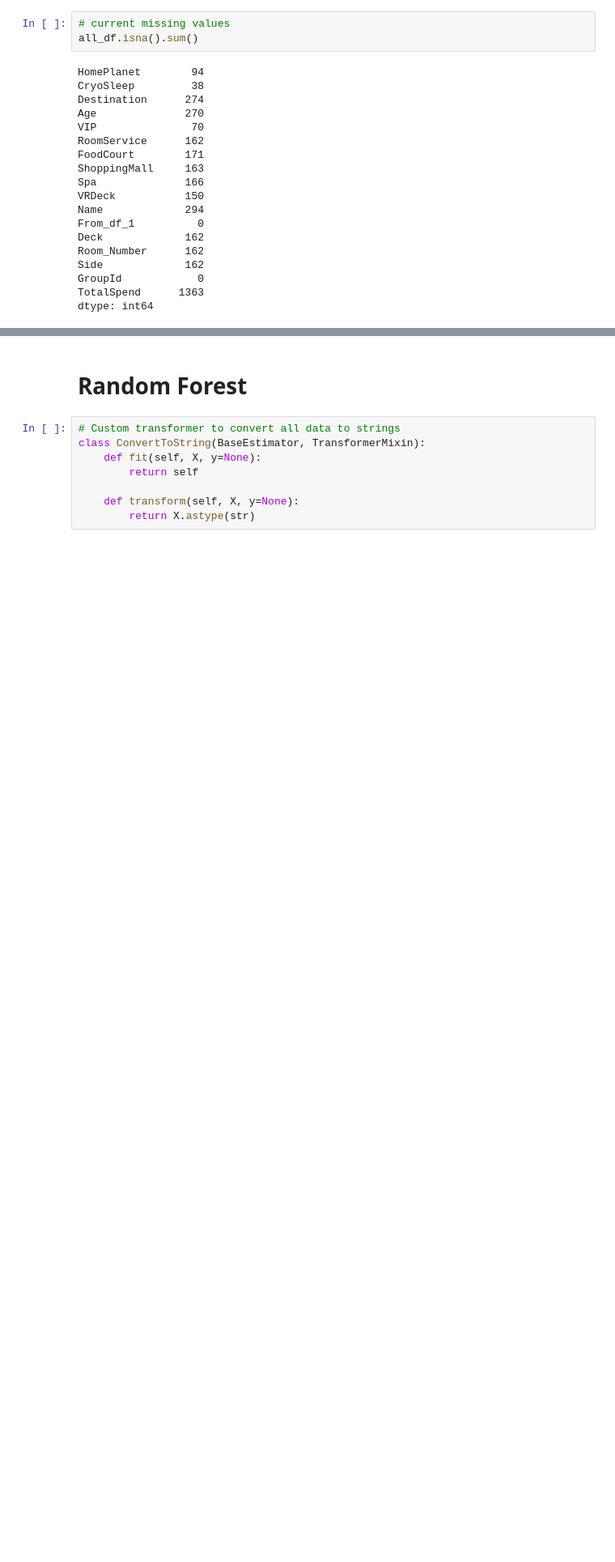
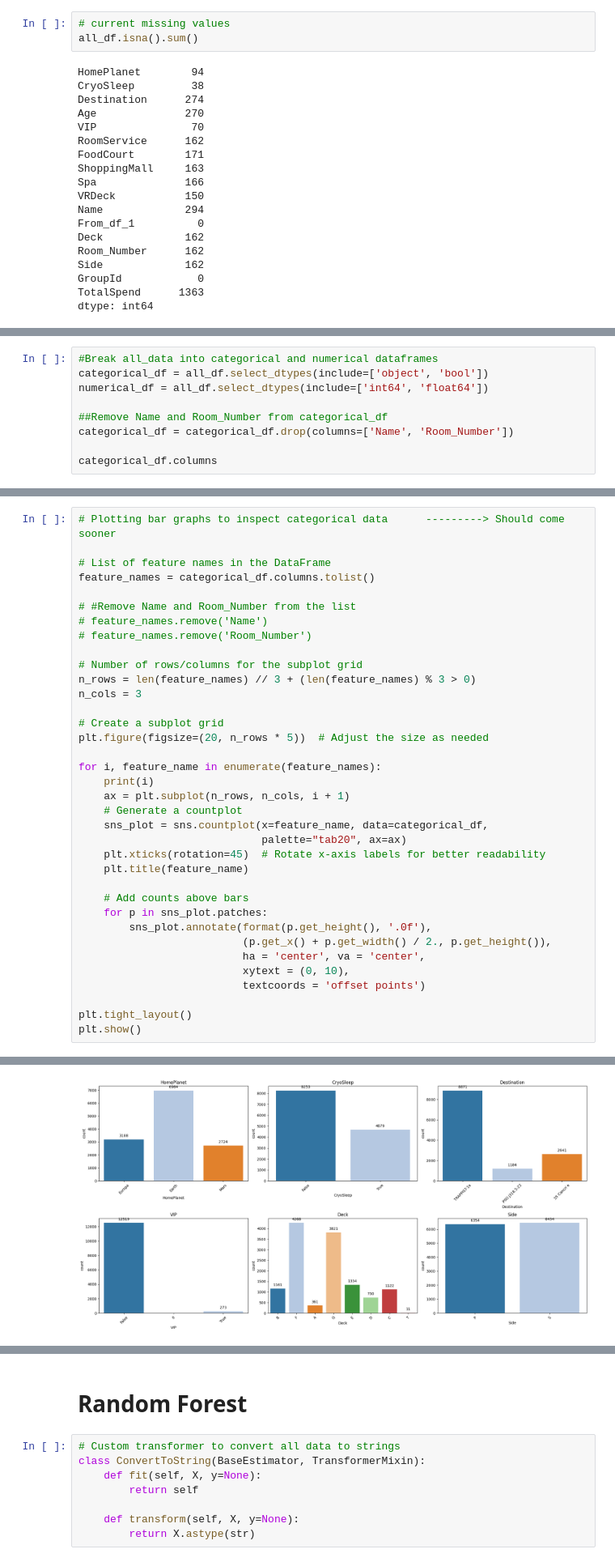
Before and after one commit to samcohen1/BigMenDoingASecondProject, a Jupyter notebook: project.ipynb, the cells around one changed output, grey strips where cells are left out. Shown at 81% size. Cells and saved outputs as stored; diff of their text form; blank space fills up the shorter version.

Commit message:
Ordered Graphs

```diff
--- a/project.ipynb
+++ b/project.ipynb
@@ -701,0 +704,9 @@ dtype: int64
+# %%
+#Break all_data into categorical and numerical dataframes
+categorical_df = all_df.select_dtypes(include=['object', 'bool'])
+numerical_df = all_df.select_dtypes(include=['int64', 'float64'])
+
+##Remove Name and Room_Number from categorical_df
+categorical_df = categorical_df.drop(columns=['Name', 'Room_Number'])
+
+categorical_df.columns
@@ -701,0 +715,37 @@ dtype: int64
+# %%
+# Plotting bar graphs to inspect categorical data      ---------> Should come sooner
+
+# List of feature names in the DataFrame
+feature_names = categorical_df.columns.tolist()
+
+# #Remove Name and Room_Number from the list
+# feature_names.remove('Name')
+# feature_names.remove('Room_Number')
+
+# Number of rows/columns for the subplot grid
+n_rows = len(feature_names) // 3 + (len(feature_names) % 3 > 0)
+n_cols = 3
+
+# Create a subplot grid
+plt.figure(figsize=(20, n_rows * 5))  # Adjust the size as needed
+
+for i, feature_name in enumerate(feature_names):
+    print(i)
+    ax = plt.subplot(n_rows, n_cols, i + 1)
+    # Generate a countplot
+    sns_plot = sns.countplot(x=feature_name, data=categorical_df,
+                             palette="tab20", ax=ax)
+    plt.xticks(rotation=45)  # Rotate x-axis labels for better readability
+    plt.title(feature_name)
+
+    # Add counts above bars
+    for p in sns_plot.patches:
+        sns_plot.annotate(format(p.get_height(), '.0f'),
+                          (p.get_x() + p.get_width() / 2., p.get_height()),
+                          ha = 'center', va = 'center',
+                          xytext = (0, 10),
+                          textcoords = 'offset points')
+
+plt.tight_layout()
+plt.show()
+# %% [output]
@@ -701,0 +779 @@ dtype: int64
+[figure, added]
```
Also changed, not shown: parts of 12 cells of this notebook.
